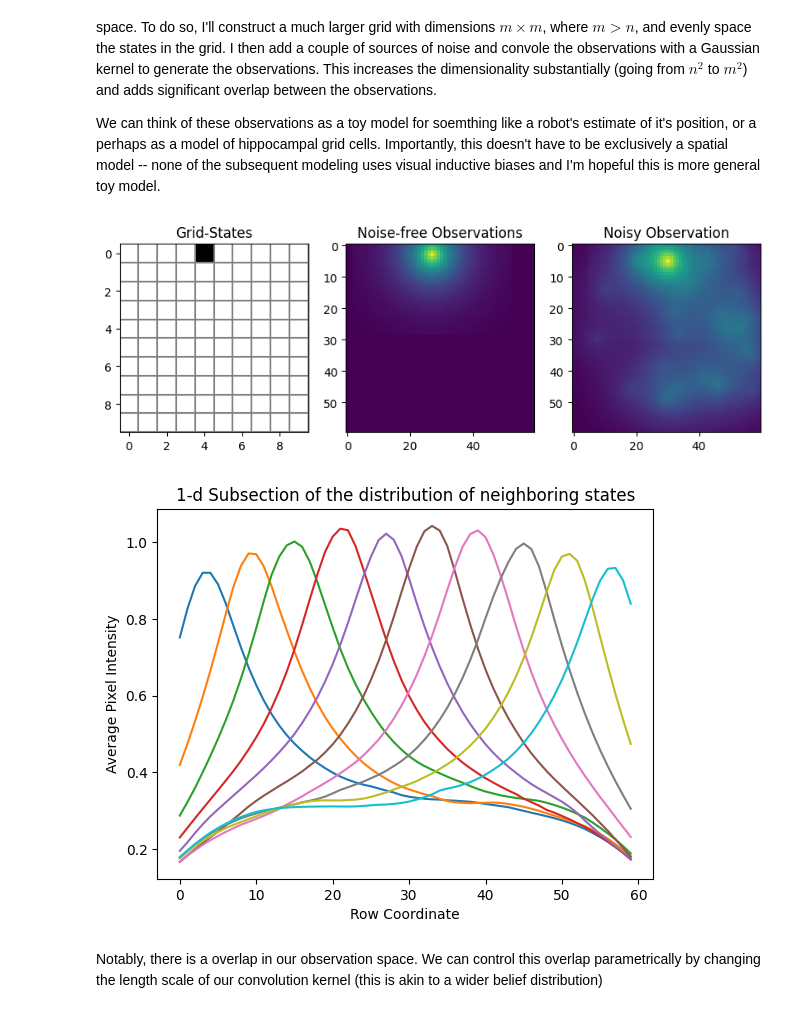
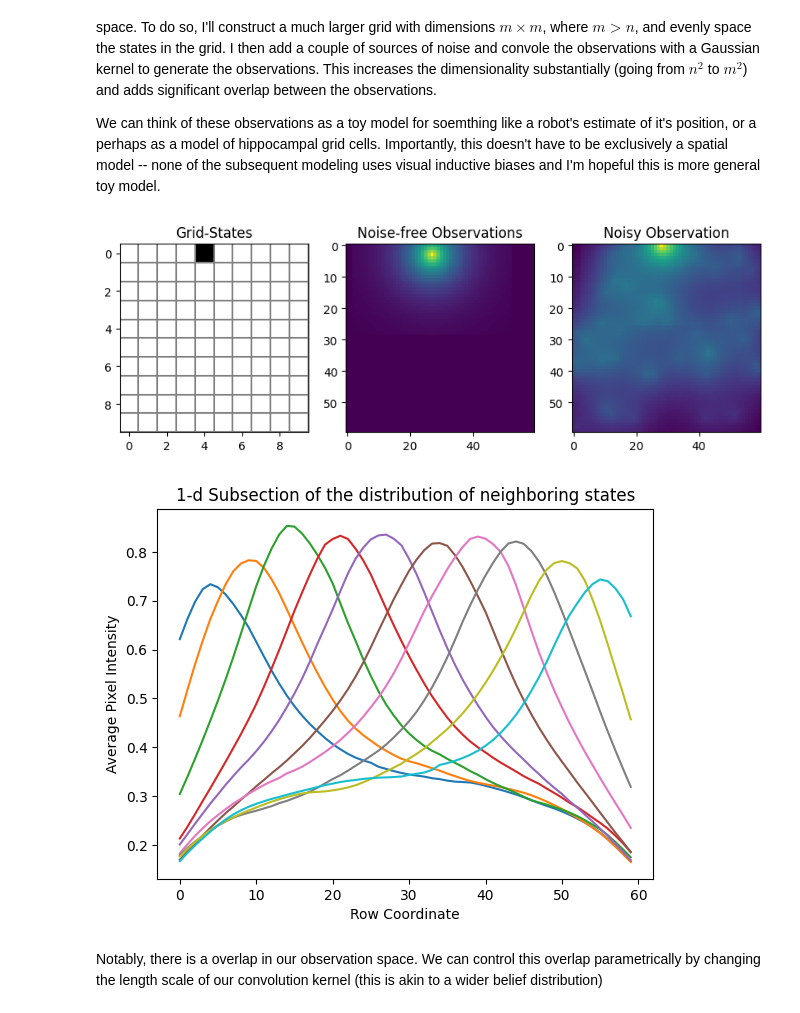
Before and after one commit to nicktfranklin/thread_the_needle, a Jupyter notebook: State_Inference_Network.ipynb, the cells around one changed output. Saved outputs shown, nothing was run; the diff lists cells and outputs as text; code cells hidden in the pictures.

```diff
--- a/State_Inference_Network.ipynb
+++ b/State_Inference_Network.ipynb
@@ -44,25 +45,25 @@ We can think of these observations as a toy model for soemthing like a robot's e
 # %%
 # Discritized states: a 10x10 grid of states, which we embed by spacing
 # evenly in a nXn space
 HEIGHT, WIDTH = 10, 10
 MAP_HEIGHT = 60
 
 
 gw_kwargs = dict(
     rbf_kernel_size = 51, # must be odd
     rbf_kernel_scale = .15,
-    location_noise_scale = 2.0
+    location_noise_scale = 4.0
 )
 
 
 observation_model = ObservationModel(HEIGHT, WIDTH, MAP_HEIGHT, **gw_kwargs)
 
 
 # show an example location
 s = 4
 observation_model.display_state(s)
 # %% [output]
-[figure, old version]
+[figure, new version]
 # %%
 ## show the 1-d overlap of neighboring states
 x, _ = observation_model.get_obs_coords(26)
@@ -77,7 +78,7 @@ plt.ylabel('Average Pixel Intensity')
 plt.title('1-d Subsection of the distribution of neighboring states')
 plt.show()
 # %% [output]
-[figure, old version]
+[figure, new version]
 # %% [markdown]
 Notably, there is a overlap in our observation space. We can control this overlap parametrically by changing the length scale of our convolution kernel (this is akin to a wider belief distribution)
 # %%
```
Also changed, not shown: parts of 18 cells of this notebook, 4 other files.
